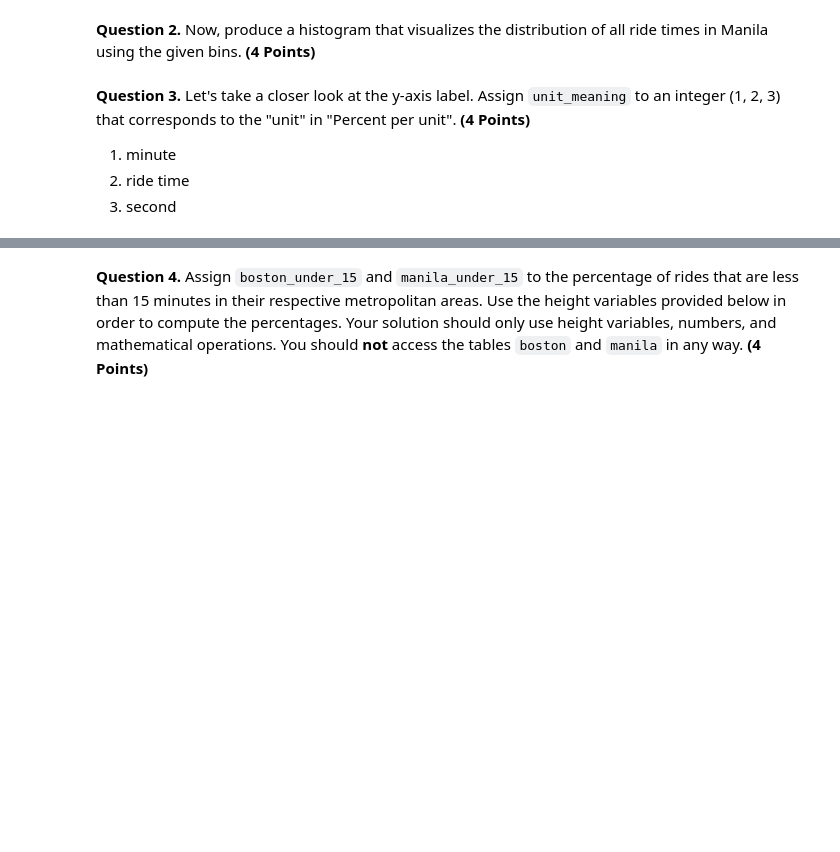
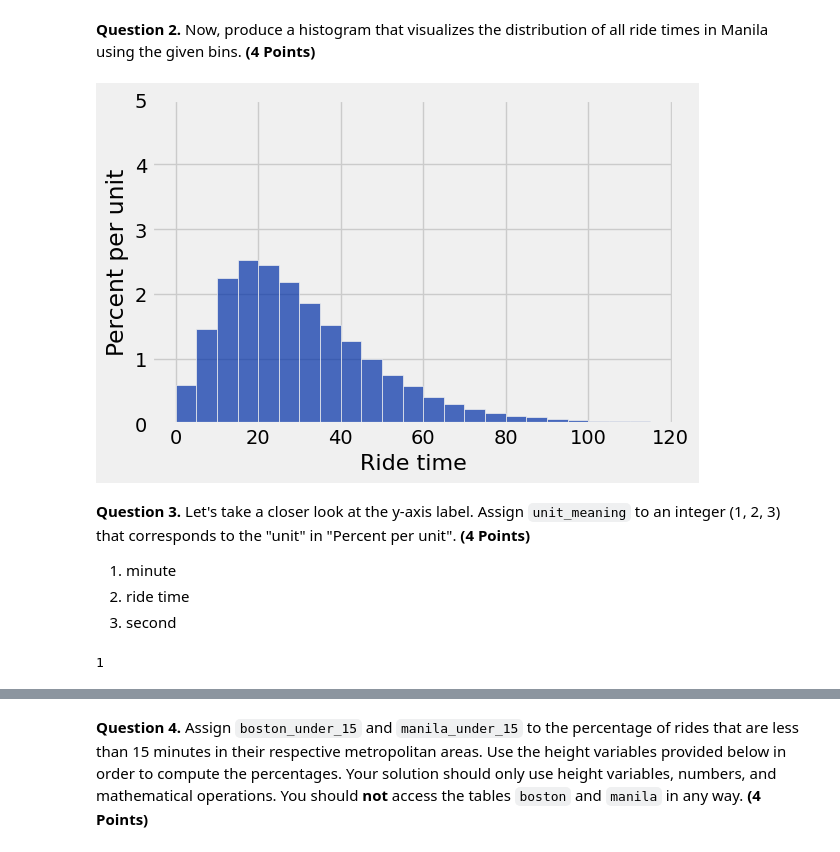
Before and after one commit to fraserr1991/materials-fds, a Jupyter notebook: hw/hw03/hw03.ipynb, the cells around one changed output, grey strips where cells are left out. Saved outputs shown, nothing was run; the diff lists cells and outputs as text; code cells hidden in the pictures; blank space fills up the shorter version.

```diff
--- a/hw/hw03/hw03.ipynb
+++ b/hw/hw03/hw03.ipynb
@@ -326,10 +362,17 @@ equal_bins = np.arange(0, 120, 5)
 **Question 2.** Now, produce a histogram that visualizes the distribution of all ride times in Manila using the given bins. **(4 Points)**
 # %%
 equal_bins = np.arange(0, 120, 5)
-...
+
+manila_ride_times  = Table().with_columns(
+    'Ride time', manila.column("ride time")
+)
+
+manila_ride_times.hist(bins = equal_bins)
 
 # Don't delete the following line!
 plots.ylim(0, 0.05);
+# %% [output]
+[figure, added]
 # %% [markdown]
 <!-- END QUESTION -->
 
@@ -339,7 +382,9 @@ plots.ylim(0, 0.05);
 2. ride time
 3. second
 # %%
-unit_meaning = ...
+unit_meaning =  1
 unit_meaning
+# %% [output]
+1
 # %%
 grader.check("q3_3")
```
Also changed, not shown: parts of 21 cells of this notebook, 3 other files.
